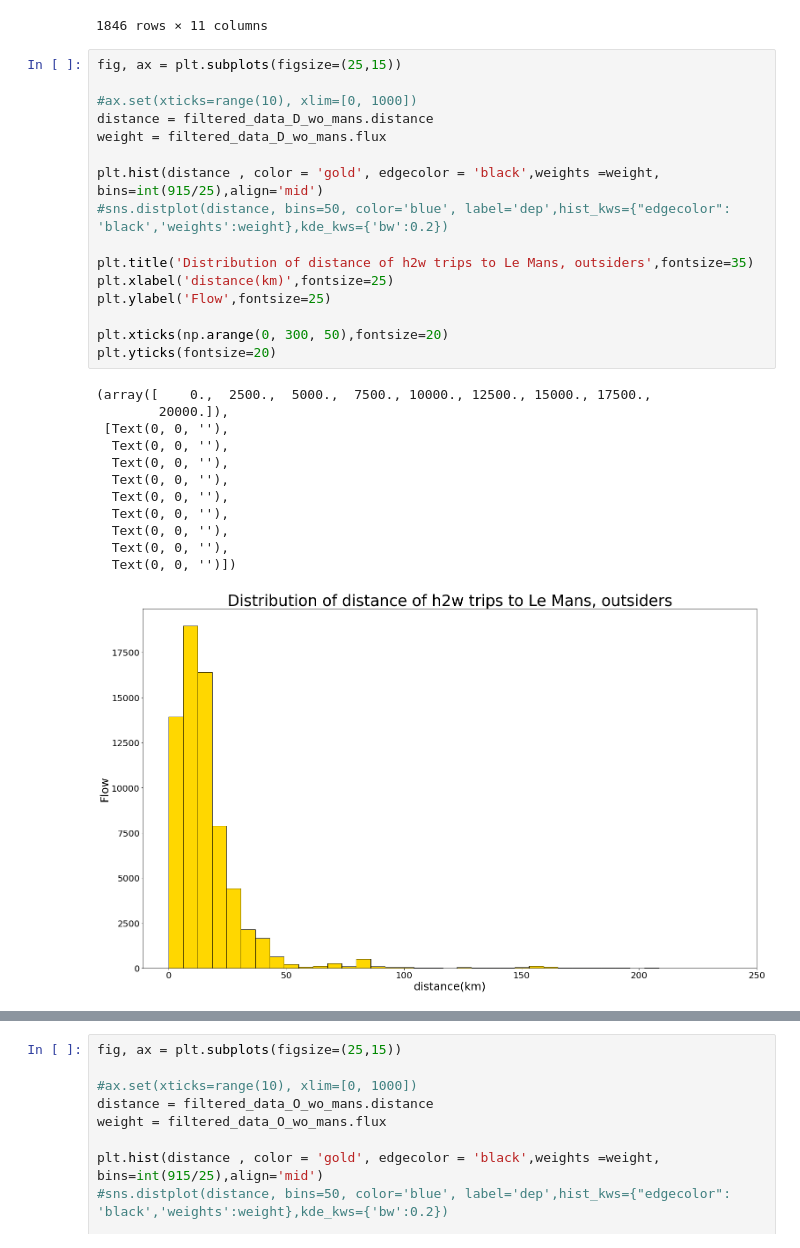
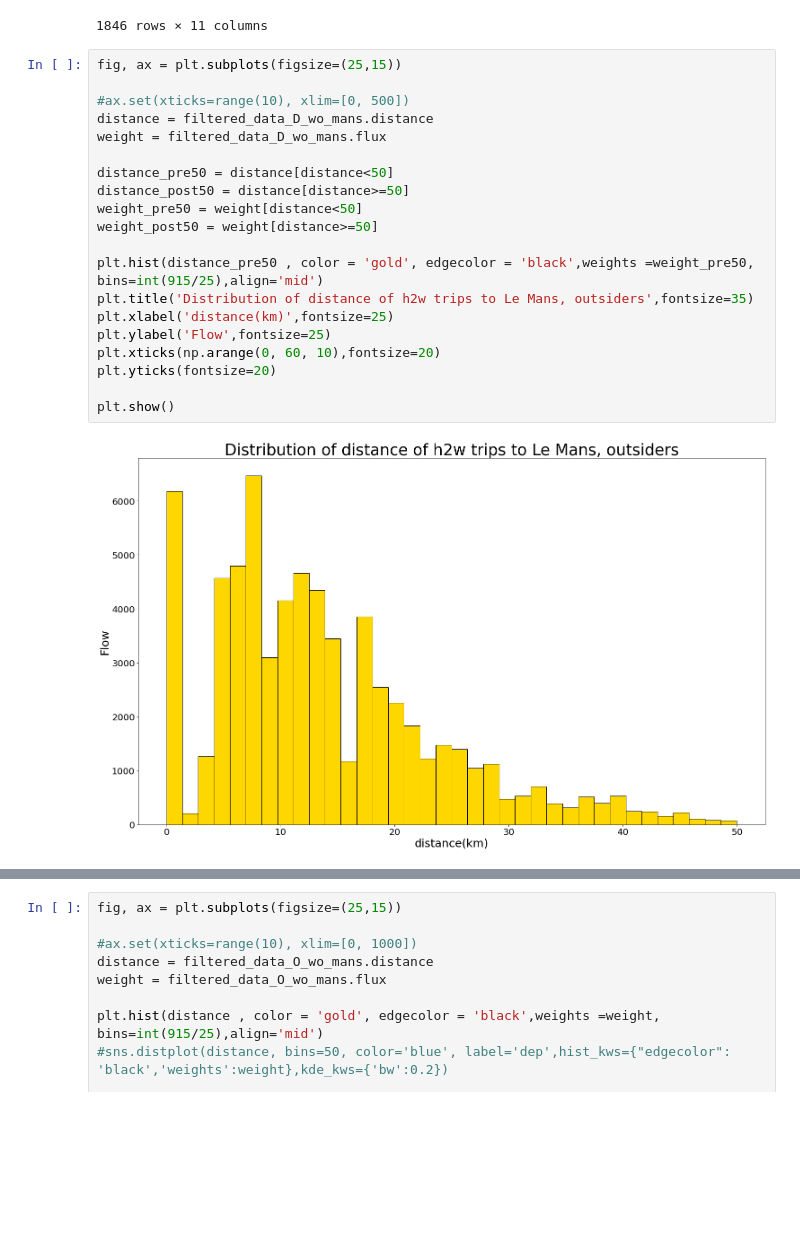
Before and after one commit to MaxelieG/SOMS, a Jupyter notebook: Histogram.ipynb, the cells around one changed output, grey strips where cells are left out. Drawn from its saved outputs; the diff is of its cells as text; blank space fills up the shorter version.

```diff
--- a/Histogram.ipynb
+++ b/Histogram.ipynb
@@ -200,29 +218,22 @@ filtered_data_D_wo_mans
 # %%
 fig, ax = plt.subplots(figsize=(25,15))
 
-#ax.set(xticks=range(10), xlim=[0, 1000])
+#ax.set(xticks=range(10), xlim=[0, 500])
 distance = filtered_data_D_wo_mans.distance
 weight = filtered_data_D_wo_mans.flux
 
-plt.hist(distance , color = 'gold', edgecolor = 'black',weights =weight, bins=int(915/25),align='mid')
-#sns.distplot(distance, bins=50, color='blue', label='dep',hist_kws={"edgecolor": 'black','weights':weight},kde_kws={'bw':0.2})
+distance_pre50 = distance[distance<50]
+distance_post50 = distance[distance>=50]
+weight_pre50 = weight[distance<50]
+weight_post50 = weight[distance>=50]
 
+plt.hist(distance_pre50 , color = 'gold', edgecolor = 'black',weights =weight_pre50, bins=int(915/25),align='mid')
 plt.title('Distribution of distance of h2w trips to Le Mans, outsiders',fontsize=35)
 plt.xlabel('distance(km)',fontsize=25)
 plt.ylabel('Flow',fontsize=25)
+plt.xticks(np.arange(0, 60, 10),fontsize=20)
+plt.yticks(fontsize=20)
 
-plt.xticks(np.arange(0, 300, 50),fontsize=20)
-plt.yticks(fontsize=20)
+plt.show()
 # %% [output]
-(array([    0.,  2500.,  5000.,  7500., 10000., 12500., 15000., 17500.,
-        20000.]),
- [Text(0, 0, ''),
-  Text(0, 0, ''),
-  Text(0, 0, ''),
-  Text(0, 0, ''),
-  Text(0, 0, ''),
-  Text(0, 0, ''),
-  Text(0, 0, ''),
-  Text(0, 0, ''),
-  Text(0, 0, '')])
-[figure, old version]
+[figure, new version]
```
Also changed, not shown: parts of 2 cells of this notebook.
